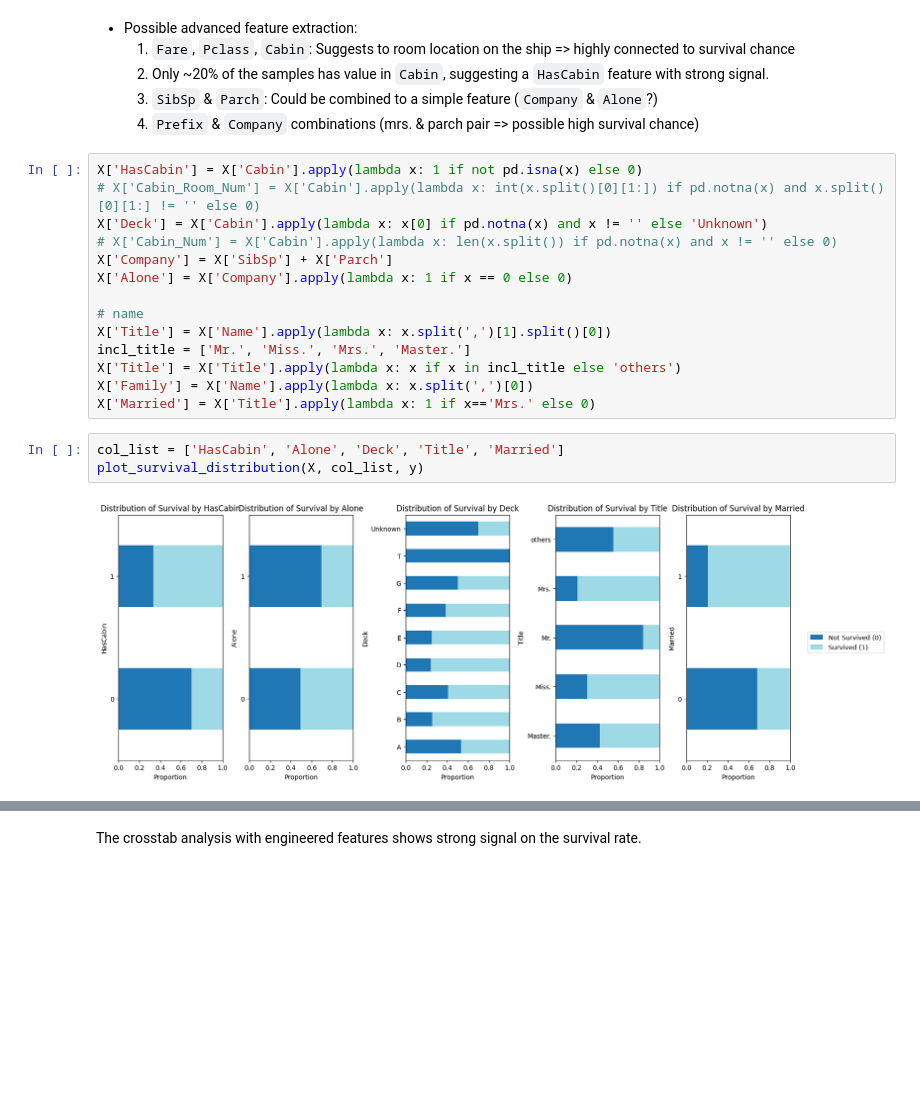
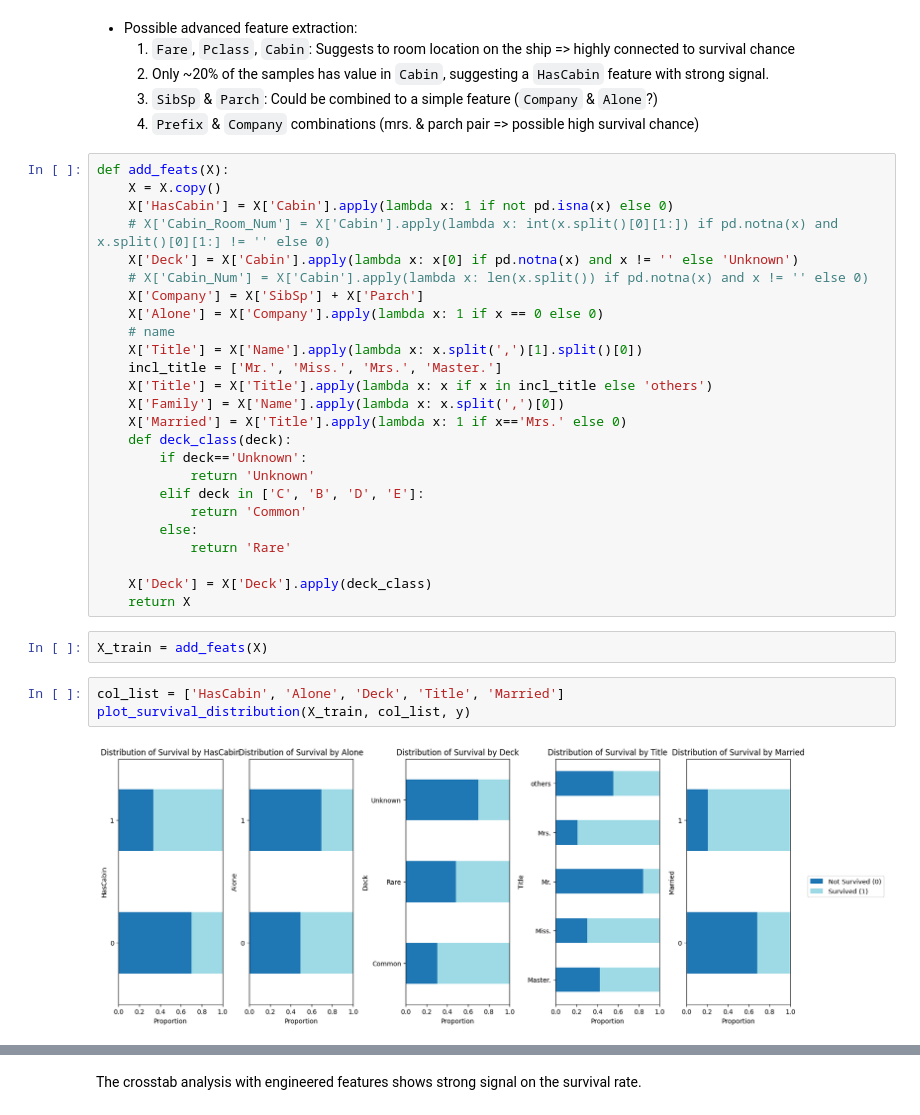
Before and after one commit to vvclin-git/kaggle-tabular-classification-titanic, a Jupyter notebook: notebooks/02_improve_train.ipynb, the cells around one changed output, grey strips where cells are left out. Saved outputs shown, nothing was run; the diff lists cells and outputs as text; blank space fills up the shorter version.

```diff
--- a/notebooks/02_improve_train.ipynb
+++ b/notebooks/02_improve_train.ipynb
@@ -403,23 +443,36 @@ X_test = test_raw_df
   2.  Only ~20% of the samples has value in `Cabin`, suggesting a `HasCabin` feature with strong signal.
   3. `SibSp` & `Parch`: Could be combined to a simple feature (`Company` & `Alone`?)
   4. `Prefix` & `Company` combinations (mrs. & parch pair => possible high survival chance)
-# %%
-X['HasCabin'] = X['Cabin'].apply(lambda x: 1 if not pd.isna(x) else 0)
-# X['Cabin_Room_Num'] = X['Cabin'].apply(lambda x: int(x.split()[0][1:]) if pd.notna(x) and x.split()[0][1:] != '' else 0)
-X['Deck'] = X['Cabin'].apply(lambda x: x[0] if pd.notna(x) and x != '' else 'Unknown')
-# X['Cabin_Num'] = X['Cabin'].apply(lambda x: len(x.split()) if pd.notna(x) and x != '' else 0)
-X['Company'] = X['SibSp'] + X['Parch']
-X['Alone'] = X['Company'].apply(lambda x: 1 if x == 0 else 0)
-
-# name
-X['Title'] = X['Name'].apply(lambda x: x.split(',')[1].split()[0])
-incl_title = ['Mr.', 'Miss.', 'Mrs.', 'Master.']
-X['Title'] = X['Title'].apply(lambda x: x if x in incl_title else 'others')
-X['Family'] = X['Name'].apply(lambda x: x.split(',')[0])
-X['Married'] = X['Title'].apply(lambda x: 1 if x=='Mrs.' else 0)
+# %%
+def add_feats(X):
+    X = X.copy()
+    X['HasCabin'] = X['Cabin'].apply(lambda x: 1 if not pd.isna(x) else 0)
+    # X['Cabin_Room_Num'] = X['Cabin'].apply(lambda x: int(x.split()[0][1:]) if pd.notna(x) and x.split()[0][1:] != '' else 0)
+    X['Deck'] = X['Cabin'].apply(lambda x: x[0] if pd.notna(x) and x != '' else 'Unknown')
+    # X['Cabin_Num'] = X['Cabin'].apply(lambda x: len(x.split()) if pd.notna(x) and x != '' else 0)
+    X['Company'] = X['SibSp'] + X['Parch']
+    X['Alone'] = X['Company'].apply(lambda x: 1 if x == 0 else 0)
+    # name
+    X['Title'] = X['Name'].apply(lambda x: x.split(',')[1].split()[0])
+    incl_title = ['Mr.', 'Miss.', 'Mrs.', 'Master.']
+    X['Title'] = X['Title'].apply(lambda x: x if x in incl_title else 'others')
+    X['Family'] = X['Name'].apply(lambda x: x.split(',')[0])
+    X['Married'] = X['Title'].apply(lambda x: 1 if x=='Mrs.' else 0)
+    def deck_class(deck):
+        if deck=='Unknown':
+            return 'Unknown'
+        elif deck in ['C', 'B', 'D', 'E']:
+            return 'Common'
+        else:
+            return 'Rare'
+
+    X['Deck'] = X['Deck'].apply(deck_class)
+    return X
+# %%
+X_train = add_feats(X)
 # %%
 col_list = ['HasCabin', 'Alone', 'Deck', 'Title', 'Married']
-plot_survival_distribution(X, col_list, y)
+plot_survival_distribution(X_train, col_list, y)
 # %% [output]
-[figure, old version]
+[figure, new version]
 # %%
```
Also changed, not shown: parts of 41 cells of this notebook, 4 other files.
